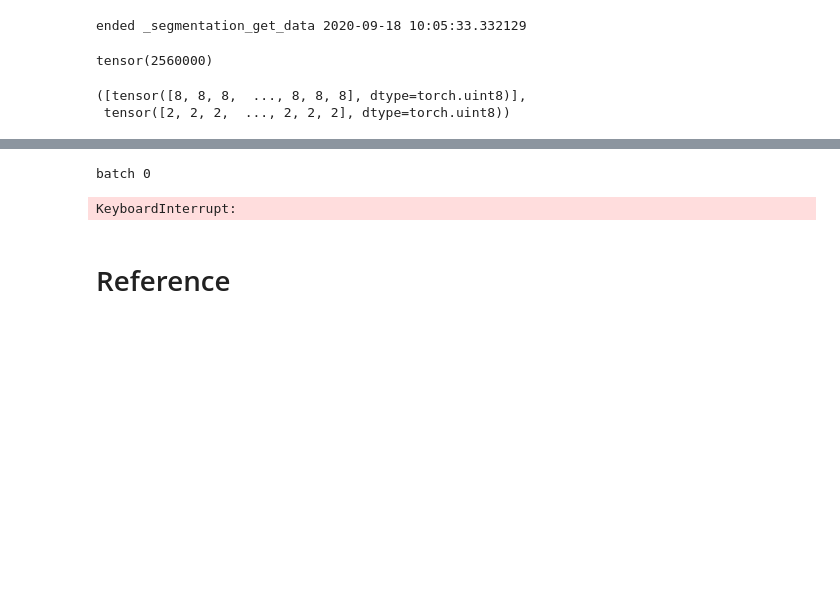
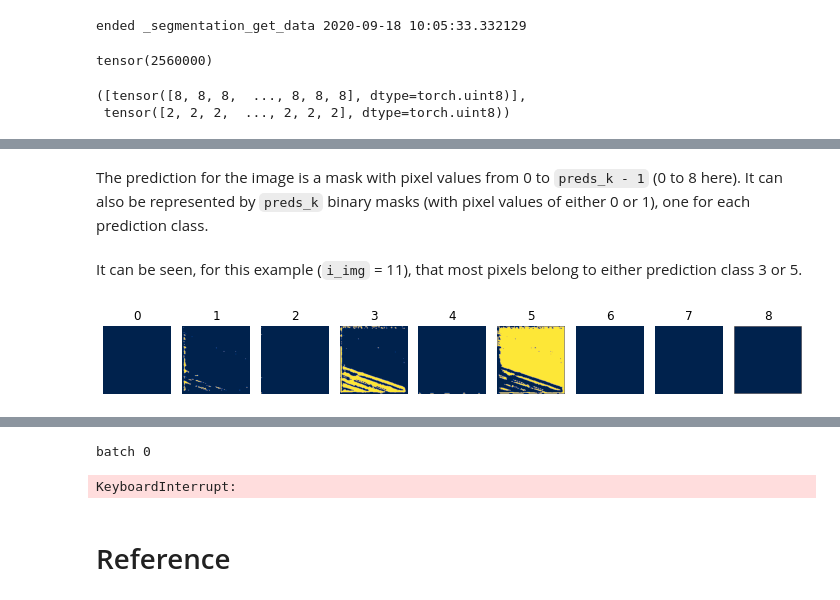
Before and after one commit to qAp/IIC, a Jupyter notebook: nbs/03_segmentation_eval.ipynb, the cells around one changed output, grey strips where cells are left out. Drawn from its saved outputs; the diff is of its cells as text; code cells hidden in the pictures; blank space fills up the shorter version.

```diff
--- a/nbs/03_segmentation_eval.ipynb
+++ b/nbs/03_segmentation_eval.ipynb
@@ -428,0 +434,5 @@ flat_predss_all, flat_targets_all
+# %%
+flat_preds = flat_predss_all[0]
+flat_targets = flat_targets_all
+preds_k = config.output_k
+targets_k = config.gt_k
@@ -428,0 +451,2 @@ flat_predss_all, flat_targets_all
+# %%
+sz = config.input_sz
@@ -428,0 +461,24 @@ flat_predss_all, flat_targets_all
+# %%
+def get_mask(flat, i_img=0, c=0, sz=200):
+    '''
+    Return boolean mask over image `i_img`,
+    where `True` indicates where class in `flat` is equal to `c`.
+    Image size is `sz`.
+    '''
+    flat_img = flat[i_img*sz**2:(i_img + 1)*sz**2]
+    return (flat_img==c).view(sz, sz).numpy()
+# %% [markdown]
+The prediction for the image is a mask with pixel values from 0 to `preds_k - 1` (0 to 8 here).  It can also be represented by `preds_k` binary masks (with pixel values of either 0 or 1), one for each prediction class.
+# %% [markdown]
+It can be seen, for this example (`i_img` = 11), that most pixels belong to either prediction class 3 or 5.
+# %%
+fig, axs = plt.subplots(figsize=(10, 6), nrows=1, ncols=preds_k)
+axs = axs.flatten()
+for ax, out_c in zip(axs, range(preds_k)):
+    mask_pred = get_mask(flat_preds, i_img, c=out_c, sz=config.input_sz)
+    ax.imshow(mask_pred, cmap='cividis')
+    ax.set_title(f'{out_c}')
+    ax.axis('off')
+plt.tight_layout()
+# %% [output]
+[figure, added]
```
Also changed, not shown: parts of 15 cells of this notebook.
